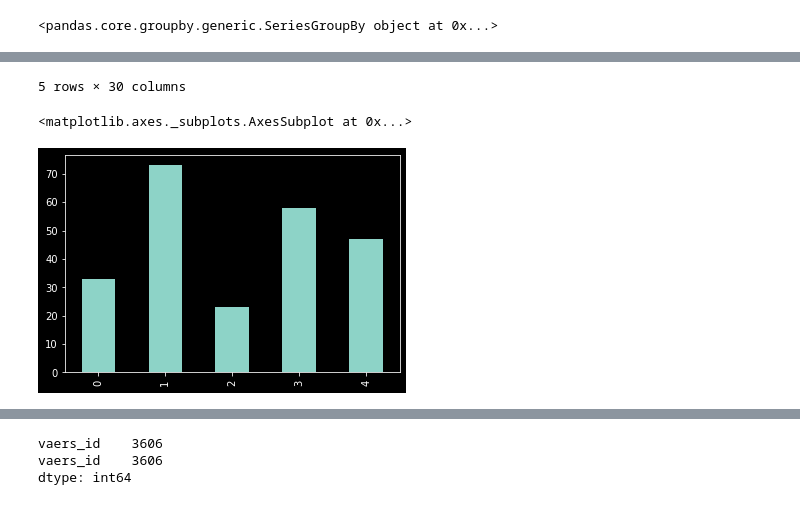
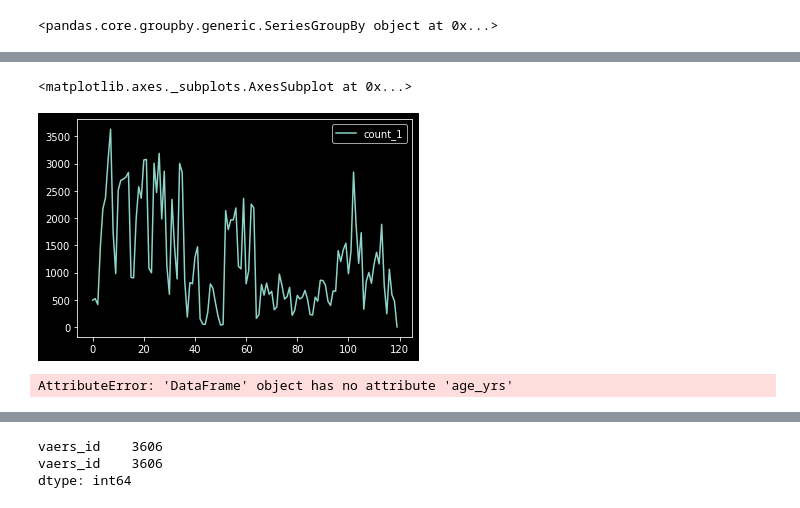
Before and after one commit to umeboshi2/revaers, a Jupyter notebook: do-stuff.ipynb, the cells around one changed output, grey strips where cells are left out. Cells and saved outputs as stored; diff of their text form; code cells hidden in the pictures.

```diff
--- a/do-stuff.ipynb
+++ b/do-stuff.ipynb
@@ -51,5 +51,6 @@ df[['vax_manu', 'recvdate']].groupby('recvdate')['vax_manu']
 # %% [output]
 <pandas.core.groupby.generic.SeriesGroupBy object at 0x...>
 # %%
-df.head()
+df = make_data_frame(dtquery)
+df.plot()
 # %% [output]
@@ -62,9 +57,9 @@ df.head()
-5 rows × 30 columns
+<matplotlib.axes._subplots.AxesSubplot at 0x...>
+[figure, added]
 # %%
 df.head().age_yrs.plot.bar()
 # %% [output]
-<matplotlib.axes._subplots.AxesSubplot at 0x...>
+AttributeError: 'DataFrame' object has no attribute 'age_yrs'
-[figure, removed]
 # %%
 q = s.query(Data, VaxData).join(VaxData)
 q = q.filter(VaxData.vax_type == 'COVID19')
```
Also changed, not shown: parts of 7 cells of this notebook, 1 other file.
